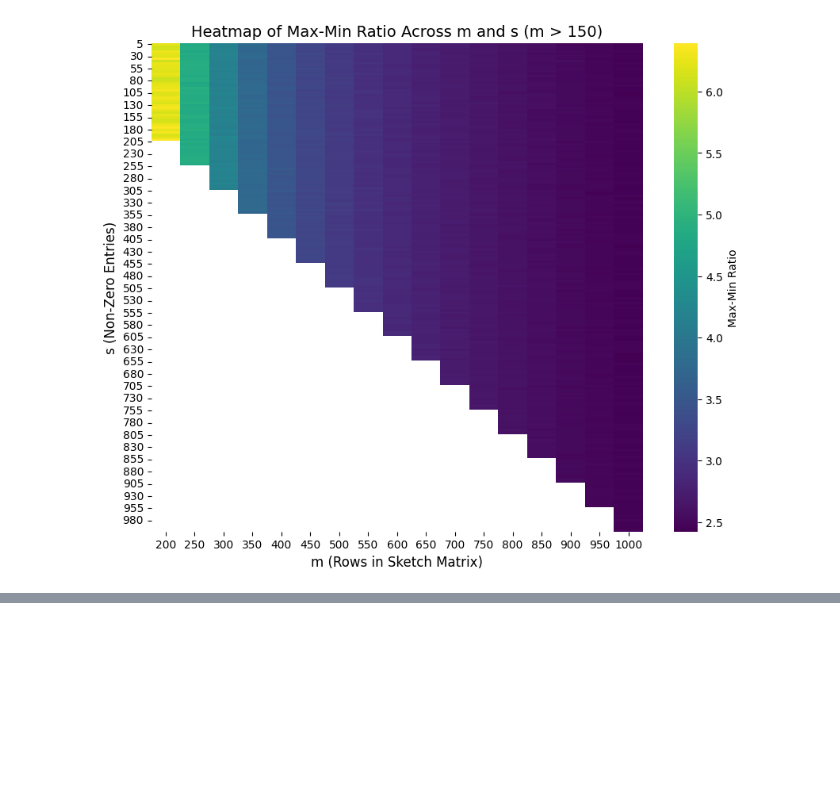
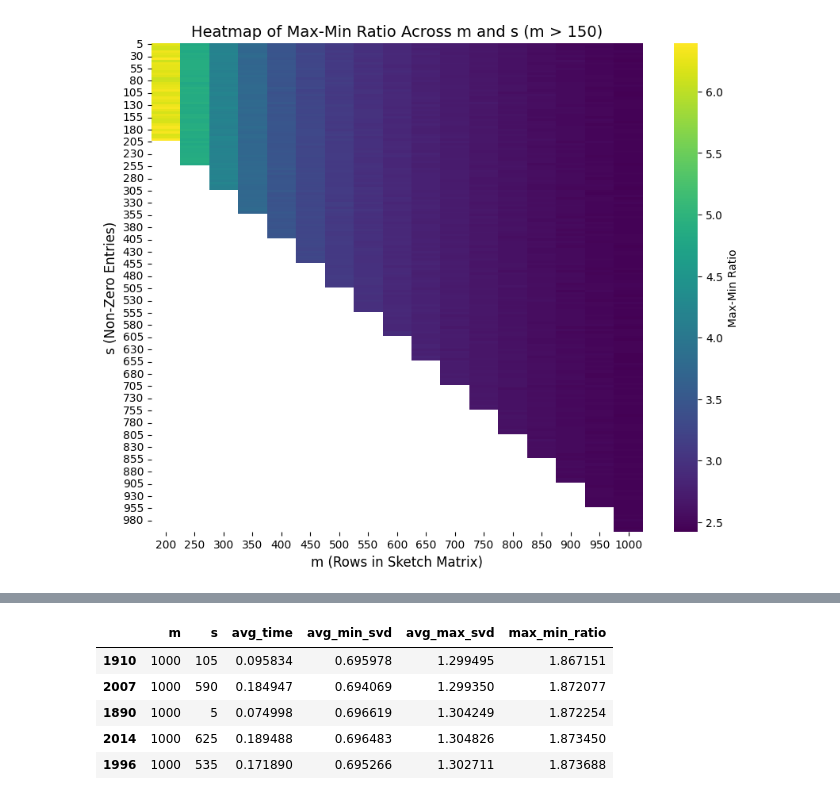
Before and after one commit to LakBoonJun1/DSA4288, a Jupyter notebook: Notebook/implementation.ipynb, the cells around one changed output, grey strips where cells are left out. Saved outputs shown, nothing was run; the diff lists cells and outputs as text; code cells hidden in the pictures; blank space fills up the shorter version.

```diff
--- a/Notebook/implementation.ipynb
+++ b/Notebook/implementation.ipynb
@@ -223,3 +220,15 @@ plt.ylabel("s (Non-Zero Entries)", fontsize=12)
 plt.show()
 # %% [output]
 [figure]
+# %%
+#simulation for U matrix with orthogonal columns
+#initialise
+#n_row is the row of U and dimension of S
+n_rows = 1000
+d = 100
+n_sketches = 20
+m_values = list(range(100, 1001, 50))
+
+#U matrix
+temp_matrix = np.random.randn(n_rows, d)
+U, _ = np.linalg.qr(temp_matrix)
@@ -225,0 +312,15 @@ plt.show()
+# %%
+sorted_results2 = results2_df.sort_values(by="max_min_ratio", ascending=True)
+sorted_results2_cleaned = sorted_results2.drop(columns=["min_svd_list", "max_svd_list"])
+
+# Select the top few rows with the smallest max_min_ratio
+top_few_rows2 = sorted_results2_cleaned.head(5)
+
+top_few_rows2
+# %% [output]
+|  | m | s | avg_time | avg_min_svd | avg_max_svd | max_min_ratio |
+| 1910 | 1000 | 105 | 0.095834 | 0.695978 | 1.299495 | 1.867151 |
+| 2007 | 1000 | 590 | 0.184947 | 0.694069 | 1.299350 | 1.872077 |
+| 1890 | 1000 | 5 | 0.074998 | 0.696619 | 1.304249 | 1.872254 |
+| 2014 | 1000 | 625 | 0.189488 | 0.696483 | 1.304826 | 1.873450 |
+| 1996 | 1000 | 535 | 0.171890 | 0.695266 | 1.302711 | 1.873688 |
```
Also changed, not shown: parts of 7 cells of this notebook, 1 other file.
